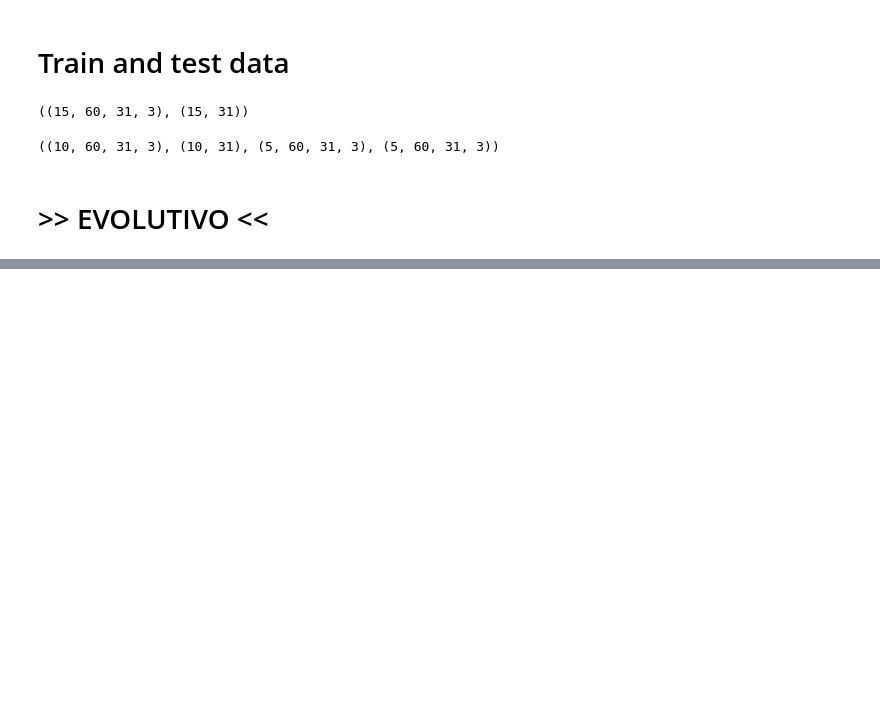
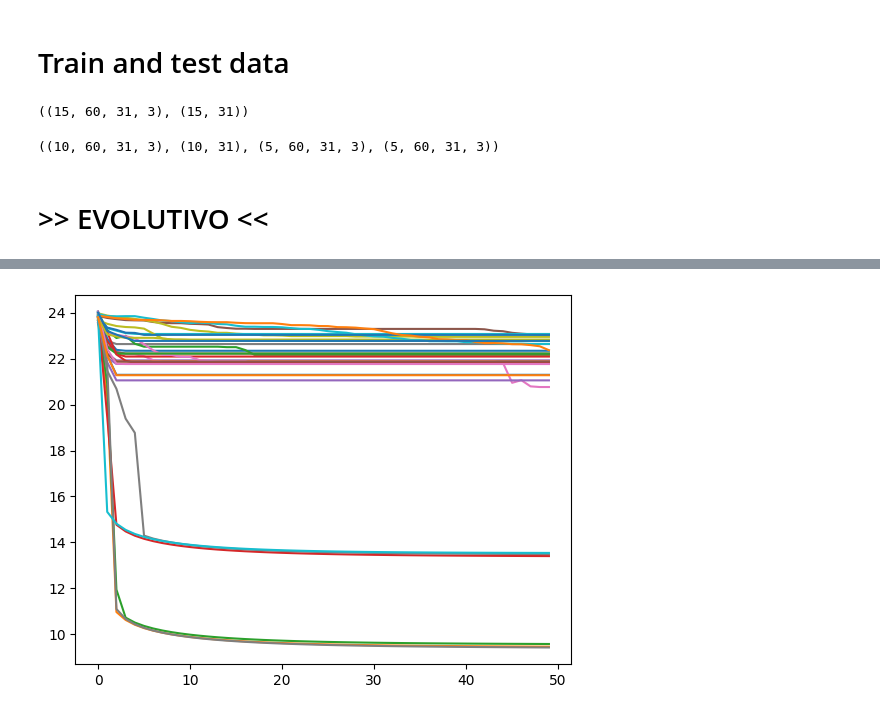
Before and after one commit to tintenderete/TFM, a Jupyter notebook: test_evolutivo_1.ipynb, the cells around one changed output, grey strips where cells are left out. Saved outputs shown, nothing was run; the diff lists cells and outputs as text; code cells hidden in the pictures; blank space fills up the shorter version.

```diff
--- a/test_evolutivo_1.ipynb
+++ b/test_evolutivo_1.ipynb
@@ -755,0 +729,4 @@ BEST LOSS: 4360.00048828125
+# %%
+plt.plot(np.log(pd.DataFrame(all_losses_to_plot)) );
+# %% [output]
+[figure, added]
```
Also changed, not shown: parts of 17 cells of this notebook.
